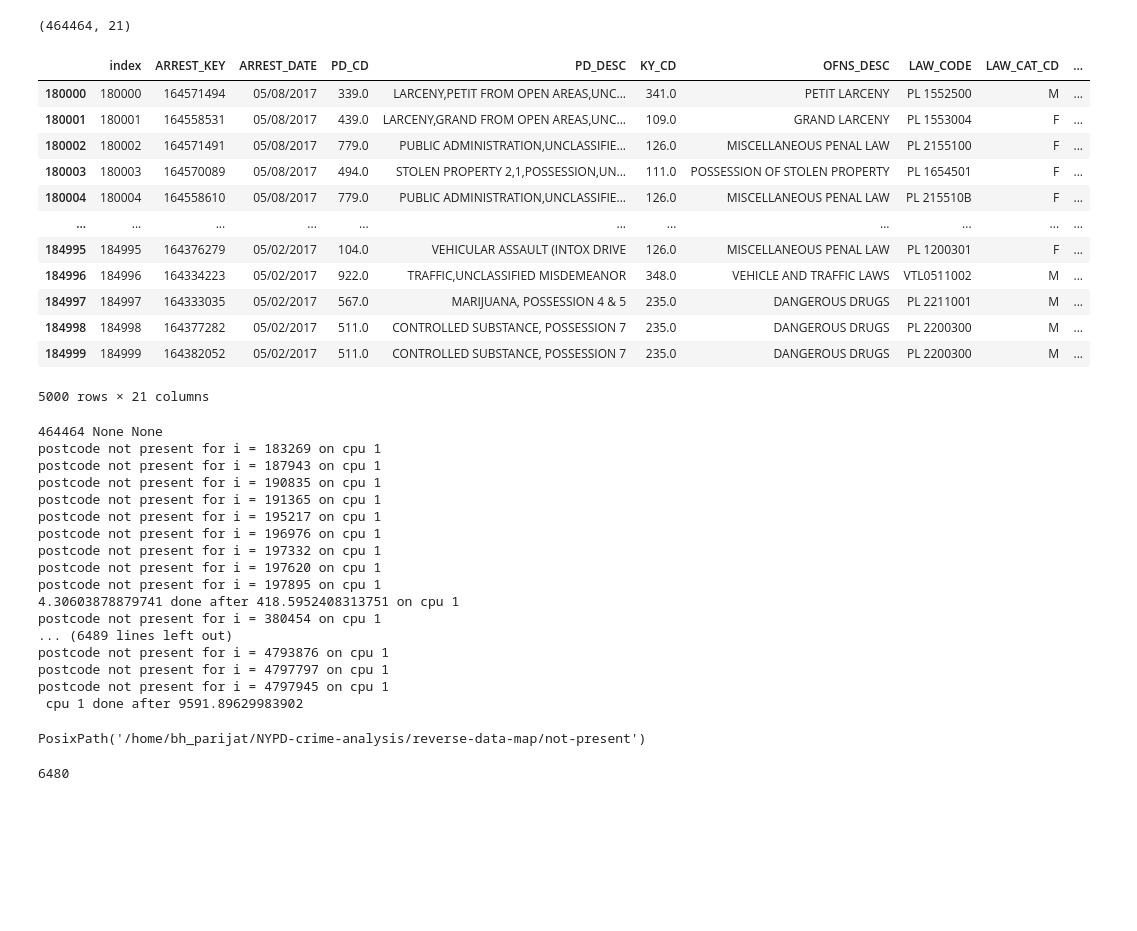
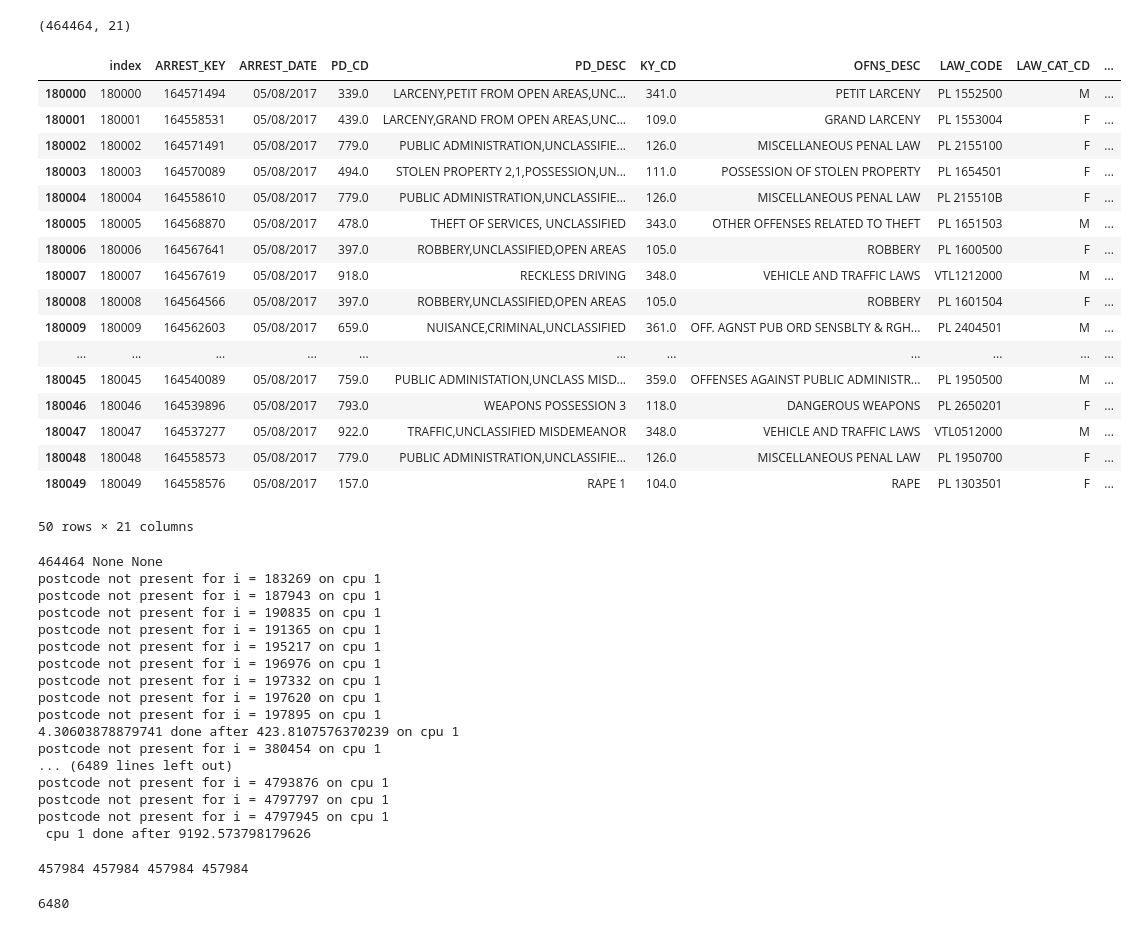
Before and after one commit to bhparijat/NYPD-crime-analysis, a Jupyter notebook: main.ipynb, the cells around one changed output. Cells and saved outputs as stored; diff of their text form; code cells hidden in the pictures; blank space fills up the shorter version.

```diff
--- a/main.ipynb
+++ b/main.ipynb
@@ -13,21 +13,26 @@ not_present.shape
 # %% [output]
 (464464, 21)
 # %%
-not_present.head(5000)
+not_present.head(50)
 # %% [output]
 |  | index | ARREST_KEY | ARREST_DATE | PD_CD | PD_DESC | KY_CD | OFNS_DESC | LAW_CODE | LAW_CAT_CD | ... |
 | 180000 | 180000 | 164571494 | 05/08/2017 | 339.0 | LARCENY,PETIT FROM OPEN AREAS,UNC... | 341.0 | PETIT LARCENY | PL 1552500 | M | ... |
 | 180001 | 180001 | 164558531 | 05/08/2017 | 439.0 | LARCENY,GRAND FROM OPEN AREAS,UNC... | 109.0 | GRAND LARCENY | PL 1553004 | F | ... |
 | 180002 | 180002 | 164571491 | 05/08/2017 | 779.0 | PUBLIC ADMINISTRATION,UNCLASSIFIE... | 126.0 | MISCELLANEOUS PENAL LAW | PL 2155100 | F | ... |
 | 180003 | 180003 | 164570089 | 05/08/2017 | 494.0 | STOLEN PROPERTY 2,1,POSSESSION,UN... | 111.0 | POSSESSION OF STOLEN PROPERTY | PL 1654501 | F | ... |
 | 180004 | 180004 | 164558610 | 05/08/2017 | 779.0 | PUBLIC ADMINISTRATION,UNCLASSIFIE... | 126.0 | MISCELLANEOUS PENAL LAW | PL 215510B | F | ... |
+| 180005 | 180005 | 164568870 | 05/08/2017 | 478.0 | THEFT OF SERVICES, UNCLASSIFIED | 343.0 | OTHER OFFENSES RELATED TO THEFT | PL 1651503 | M | ... |
+| 180006 | 180006 | 164567641 | 05/08/2017 | 397.0 | ROBBERY,UNCLASSIFIED,OPEN AREAS | 105.0 | ROBBERY | PL 1600500 | F | ... |
+| 180007 | 180007 | 164567619 | 05/08/2017 | 918.0 | RECKLESS DRIVING | 348.0 | VEHICLE AND TRAFFIC LAWS | VTL1212000 | M | ... |
+| 180008 | 180008 | 164564566 | 05/08/2017 | 397.0 | ROBBERY,UNCLASSIFIED,OPEN AREAS | 105.0 | ROBBERY | PL 1601504 | F | ... |
+| 180009 | 180009 | 164562603 | 05/08/2017 | 659.0 | NUISANCE,CRIMINAL,UNCLASSIFIED | 361.0 | OFF. AGNST PUB ORD SENSBLTY & RGH... | PL 2404501 | M | ... |
 | ... | ... | ... | ... | ... | ... | ... | ... | ... | ... | ... |
-| 184995 | 184995 | 164376279 | 05/02/2017 | 104.0 | VEHICULAR ASSAULT (INTOX DRIVE | 126.0 | MISCELLANEOUS PENAL LAW | PL 1200301 | F | ... |
-| 184996 | 184996 | 164334223 | 05/02/2017 | 922.0 | TRAFFIC,UNCLASSIFIED MISDEMEANOR | 348.0 | VEHICLE AND TRAFFIC LAWS | VTL0511002 | M | ... |
-| 184997 | 184997 | 164333035 | 05/02/2017 | 567.0 | MARIJUANA, POSSESSION 4 & 5 | 235.0 | DANGEROUS DRUGS | PL 2211001 | M | ... |
-| 184998 | 184998 | 164377282 | 05/02/2017 | 511.0 | CONTROLLED SUBSTANCE, POSSESSION 7 | 235.0 | DANGEROUS DRUGS | PL 2200300 | M | ... |
-| 184999 | 184999 | 164382052 | 05/02/2017 | 511.0 | CONTROLLED SUBSTANCE, POSSESSION 7 | 235.0 | DANGEROUS DRUGS | PL 2200300 | M | ... |
+| 180045 | 180045 | 164540089 | 05/08/2017 | 759.0 | PUBLIC ADMINISTATION,UNCLASS MISD... | 359.0 | OFFENSES AGAINST PUBLIC ADMINISTR... | PL 1950500 | M | ... |
+| 180046 | 180046 | 164539896 | 05/08/2017 | 793.0 | WEAPONS POSSESSION 3 | 118.0 | DANGEROUS WEAPONS | PL 2650201 | F | ... |
+| 180047 | 180047 | 164537277 | 05/08/2017 | 922.0 | TRAFFIC,UNCLASSIFIED MISDEMEANOR | 348.0 | VEHICLE AND TRAFFIC LAWS | VTL0512000 | M | ... |
+| 180048 | 180048 | 164558573 | 05/08/2017 | 779.0 | PUBLIC ADMINISTRATION,UNCLASSIFIE... | 126.0 | MISCELLANEOUS PENAL LAW | PL 1950700 | F | ... |
+| 180049 | 180049 | 164558576 | 05/08/2017 | 157.0 | RAPE 1 | 104.0 | RAPE | PL 1303501 | F | ... |
-5000 rows × 21 columns
+50 rows × 21 columns
 # %%
 lat_long = not_present[['Longitude','Latitude']]
 # %%
@@ -120,7 +127,7 @@ def reverse_geocode(base_url,query_params,k = 1,num_cpus=1):
 # %%
 base_url = "http://34.83.157.143:4000/v1/reverse?"
 query_params = "&size=10"
-indices, postal_code,latitude,longitudes = reverse_geocode(base_url=base_url,query_params=query_params)
+indices, zipcodes,latitudes,longitudes = reverse_geocode(base_url=base_url,query_params=query_params)
 # %% [output]
 464464 None None
 postcode not present for i = 183269 on cpu 1
@@ -132,15 +139,15 @@ postcode not present for i = 196976 on cpu 1
 postcode not present for i = 197332 on cpu 1
 postcode not present for i = 197620 on cpu 1
 postcode not present for i = 197895 on cpu 1
-4.30603878879741 done after 418.5952408313751 on cpu 1
+4.30603878879741 done after 423.8107576370239 on cpu 1
 postcode not present for i = 380454 on cpu 1
 ... (6489 lines left out)
 postcode not present for i = 4793876 on cpu 1
 postcode not present for i = 4797797 on cpu 1
 postcode not present for i = 4797945 on cpu 1
- cpu 1 done after 9591.89629983902
+ cpu 1 done after 9192.573798179626
-# %%
-path
-# %% [output]
-PosixPath('/home/bh_parijat/NYPD-crime-analysis/reverse-data-map/not-present')
+# %%
+print(len(zipcodes),len(latitudes),len(longitudes),len(indices))
+# %% [output]
+457984 457984 457984 457984
 # %%
```
Also changed, not shown: parts of 3 cells of this notebook.
